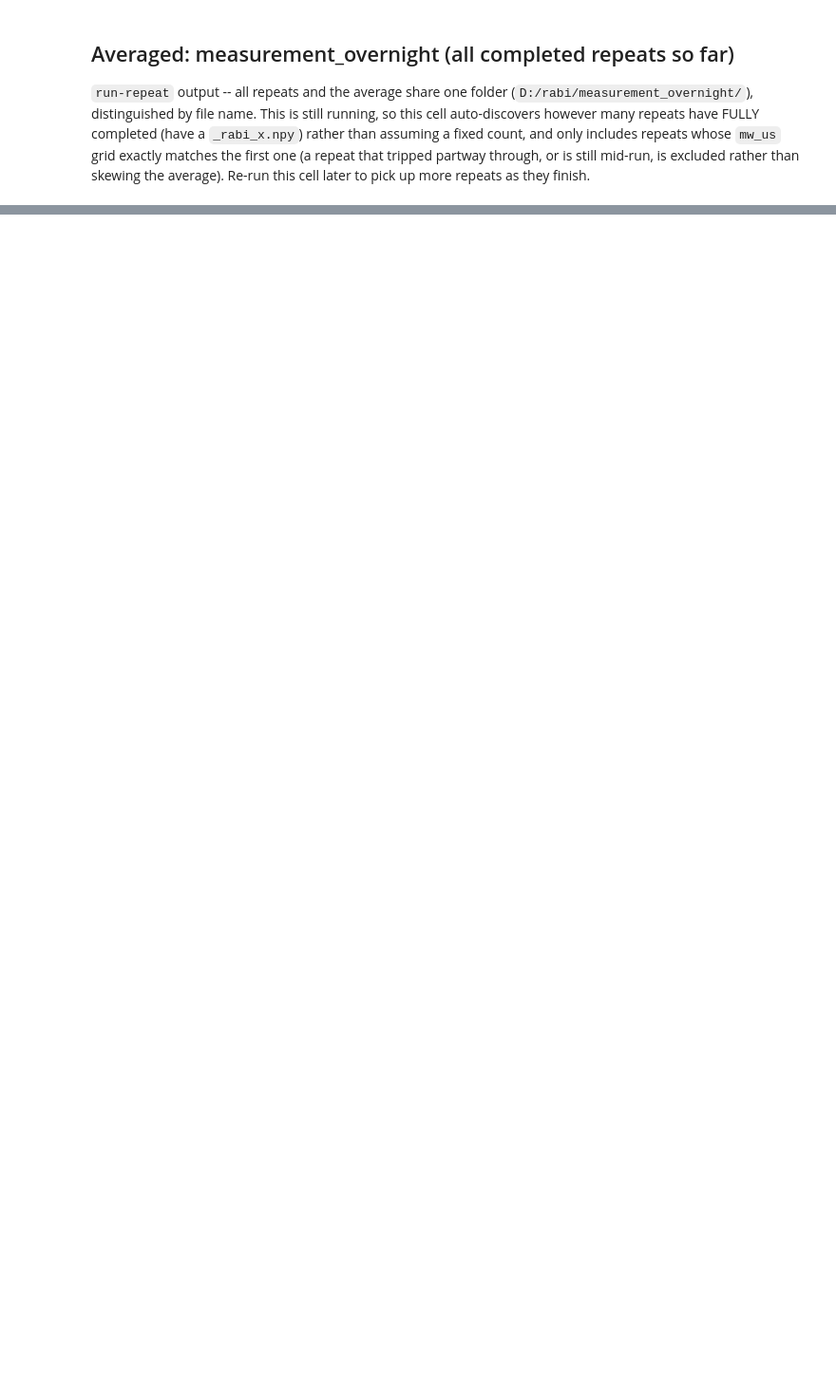
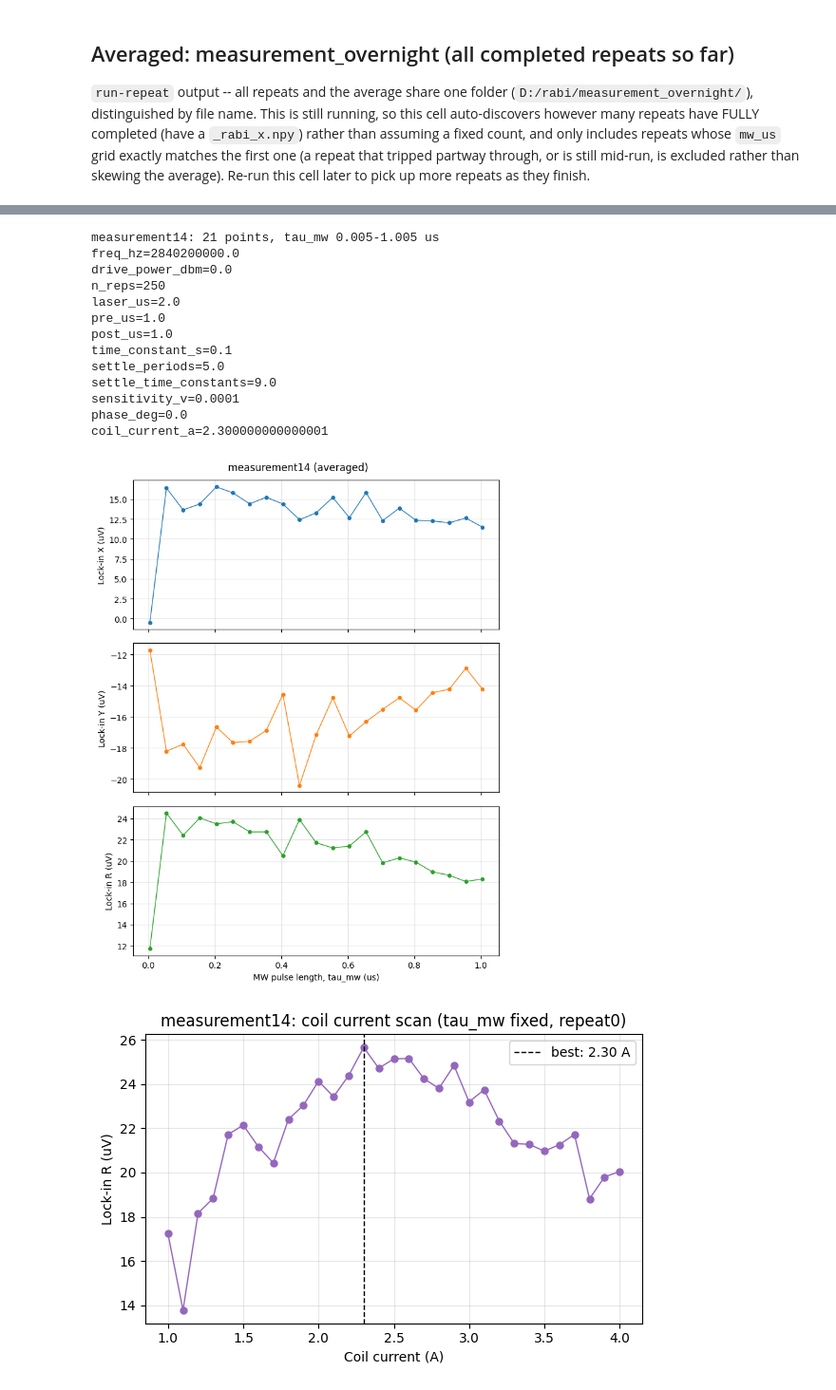
Before and after one commit to meimei2027/diamonds, a Jupyter notebook: experiment/rabi_result.ipynb, the cells around one changed output, grey strips where cells are left out. Shown at 95% size. Saved outputs shown, nothing was run; the diff lists cells and outputs as text; code cells hidden in the pictures; blank space fills up the shorter version.

```diff
--- a/experiment/rabi_result.ipynb
+++ b/experiment/rabi_result.ipynb
@@ -255,0 +434,61 @@ averaging 10/10 repeats
+# %%
+name14 = "measurement14"
+run_path14 = f"{DATA_DIR}/{name14}"
+mw_us14 = np.load(f"{run_path14}/{name14}_avg_rabi_mw_us.npy")
+x14 = np.load(f"{run_path14}/{name14}_avg_rabi_x.npy")
+y14 = np.load(f"{run_path14}/{name14}_avg_rabi_y.npy")
+r14 = np.load(f"{run_path14}/{name14}_avg_rabi_r.npy")
+
+with open(f"{run_path14}/{name14}_repeat0_rabi_metadata.txt") as fh:
+    metadata_text14 = fh.read()
+print(f"{name14}: {len(mw_us14)} points, tau_mw {mw_us14.min():.3f}-{mw_us14.max():.3f} us")
+print(metadata_text14)
+
+fig, axes = plt.subplots(3, 1, figsize=(7, 9), sharex=True)
+axes[0].plot(mw_us14, x14 * 1e6, "o-", ms=4, lw=1, color="tab:blue")
+axes[1].plot(mw_us14, y14 * 1e6, "o-", ms=4, lw=1, color="tab:orange")
+axes[2].plot(mw_us14, r14 * 1e6, "o-", ms=4, lw=1, color="tab:green")
+
+axes[0].set_ylabel("Lock-in X (uV)")
+axes[1].set_ylabel("Lock-in Y (uV)")
+axes[2].set_ylabel("Lock-in R (uV)")
+axes[2].set_xlabel("MW pulse length, tau_mw (us)")
+for ax in axes:
+    ax.grid(alpha=0.3)
+
+fig.suptitle(f"{name14} (averaged)")
+plt.tight_layout()
+plt.show()
+
+# Coil current scan (repeat0 only)
+coil_currents14 = np.load(f"{run_path14}/{name14}_repeat0_coil_scan_current_a.npy")
+coil_r14 = np.load(f"{run_path14}/{name14}_repeat0_coil_scan_r.npy")
+
+fig, ax = plt.subplots(figsize=(6, 4))
+ax.plot(coil_currents14, coil_r14 * 1e6, "o-", ms=5, lw=1, color="tab:purple")
+best_idx14 = np.argmax(coil_r14)
+ax.axvline(coil_currents14[best_idx14], color="k", ls="--", lw=1,
+           label=f"best: {coil_currents14[best_idx14]:.2f} A")
+ax.set_xlabel("Coil current (A)")
+ax.set_ylabel("Lock-in R (uV)")
+ax.set_title(f"{name14}: coil current scan (tau_mw fixed, repeat0)")
+ax.legend()
+ax.grid(alpha=0.3)
+plt.tight_layout()
+plt.show()
+# %% [output]
+measurement14: 21 points, tau_mw 0.005-1.005 us
+freq_hz=2840200000.0
+drive_power_dbm=0.0
+n_reps=250
+laser_us=2.0
+pre_us=1.0
+post_us=1.0
+time_constant_s=0.1
+settle_periods=5.0
+settle_time_constants=9.0
+sensitivity_v=0.0001
+phase_deg=0.0
+coil_current_a=2.300000000000001
+[figure, added]
+[figure, added]
```
Also changed, not shown: parts of 14 cells of this notebook, 18 other files.
